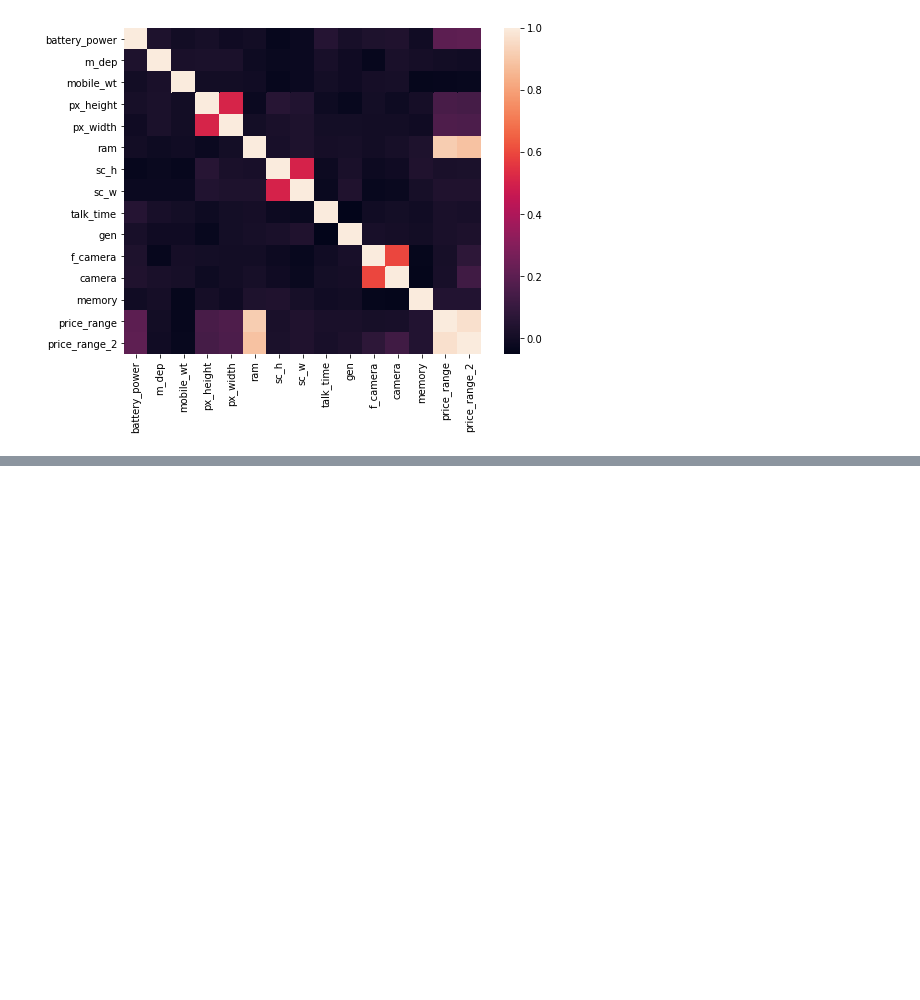
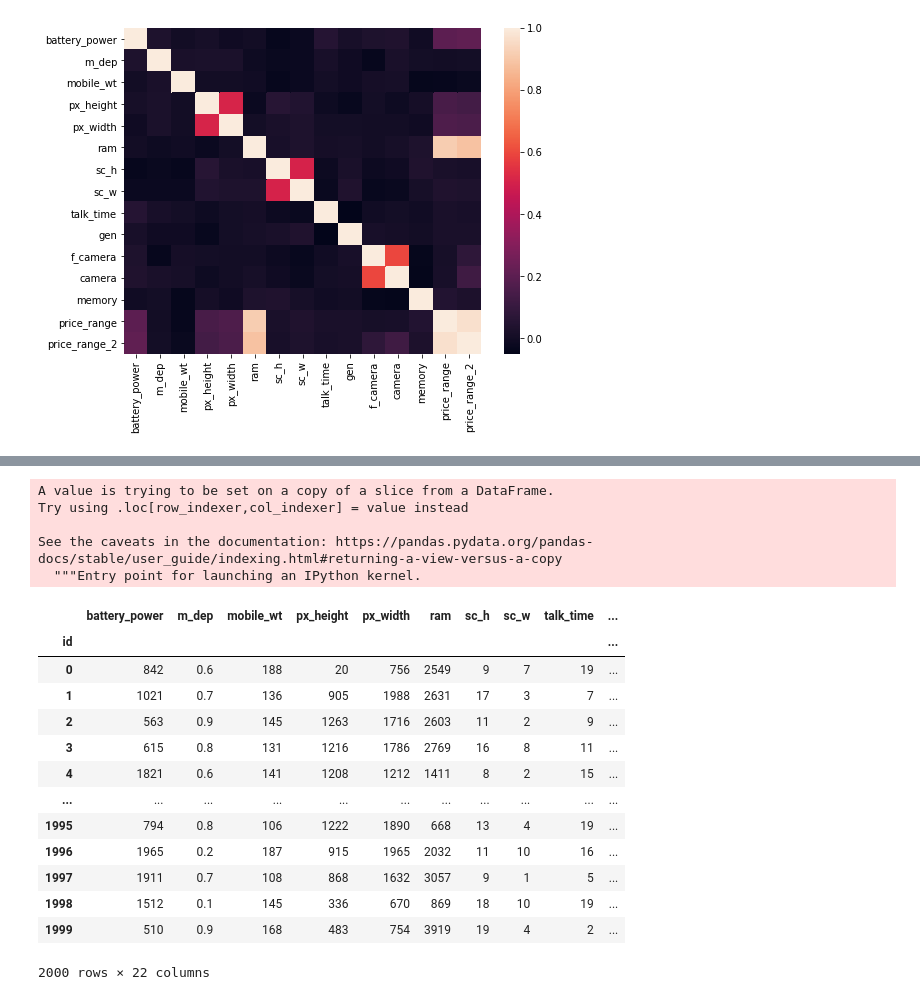
Before and after one commit to eyalnus/ex2, a Jupyter notebook: ex3.ipynb, the cells around one changed output, grey strips where cells are left out. Drawn from its saved outputs; the diff is of its cells as text; code cells hidden in the pictures; blank space fills up the shorter version.

```diff
--- a/ex3.ipynb
+++ b/ex3.ipynb
@@ -323,0 +393,23 @@ sns.heatmap(corr_new)
+# %%
+df_out['price_2'] = df_out['price']*df_out.camera.apply(conv_cam_price)
+df_out
+# %% [output]
+A value is trying to be set on a copy of a slice from a DataFrame.
+Try using .loc[row_indexer,col_indexer] = value instead
+
+See the caveats in the documentation: https://pandas.pydata.org/pandas-docs/stable/user_guide/indexing.html#returning-a-view-versus-a-copy
+  """Entry point for launching an IPython kernel.
+|  | battery_power | m_dep | mobile_wt | px_height | px_width | ram | sc_h | sc_w | talk_time | ... |
+| id |  |  |  |  |  |  |  |  |  | ... |
+| 0 | 842 | 0.6 | 188 | 20 | 756 | 2549 | 9 | 7 | 19 | ... |
+| 1 | 1021 | 0.7 | 136 | 905 | 1988 | 2631 | 17 | 3 | 7 | ... |
+| 2 | 563 | 0.9 | 145 | 1263 | 1716 | 2603 | 11 | 2 | 9 | ... |
+| 3 | 615 | 0.8 | 131 | 1216 | 1786 | 2769 | 16 | 8 | 11 | ... |
+| 4 | 1821 | 0.6 | 141 | 1208 | 1212 | 1411 | 8 | 2 | 15 | ... |
+| ... | ... | ... | ... | ... | ... | ... | ... | ... | ... | ... |
+| 1995 | 794 | 0.8 | 106 | 1222 | 1890 | 668 | 13 | 4 | 19 | ... |
+| 1996 | 1965 | 0.2 | 187 | 915 | 1965 | 2032 | 11 | 10 | 16 | ... |
+| 1997 | 1911 | 0.7 | 108 | 868 | 1632 | 3057 | 9 | 1 | 5 | ... |
+| 1998 | 1512 | 0.1 | 145 | 336 | 670 | 869 | 18 | 10 | 19 | ... |
+| 1999 | 510 | 0.9 | 168 | 483 | 754 | 3919 | 19 | 4 | 2 | ... |
+2000 rows × 22 columns
```
Also changed, not shown: parts of 23 cells of this notebook.
